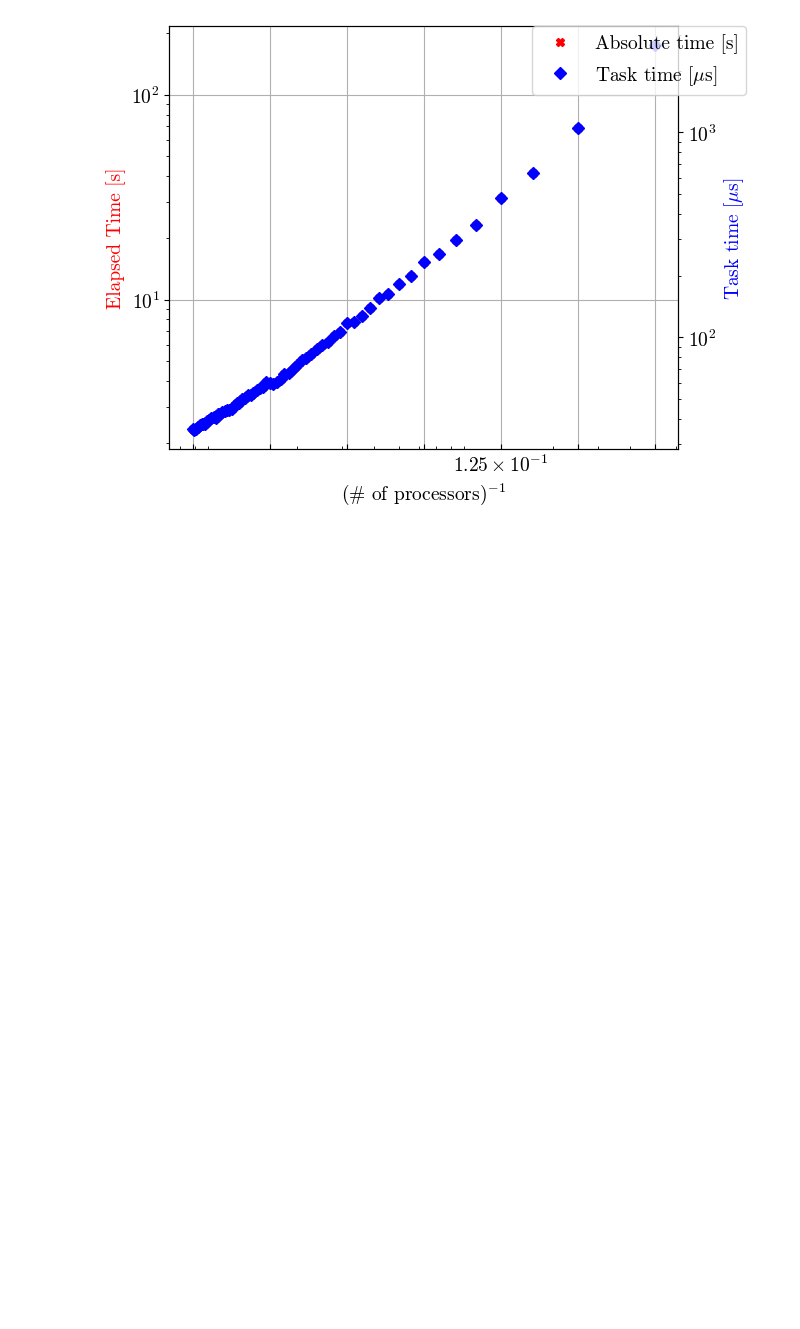
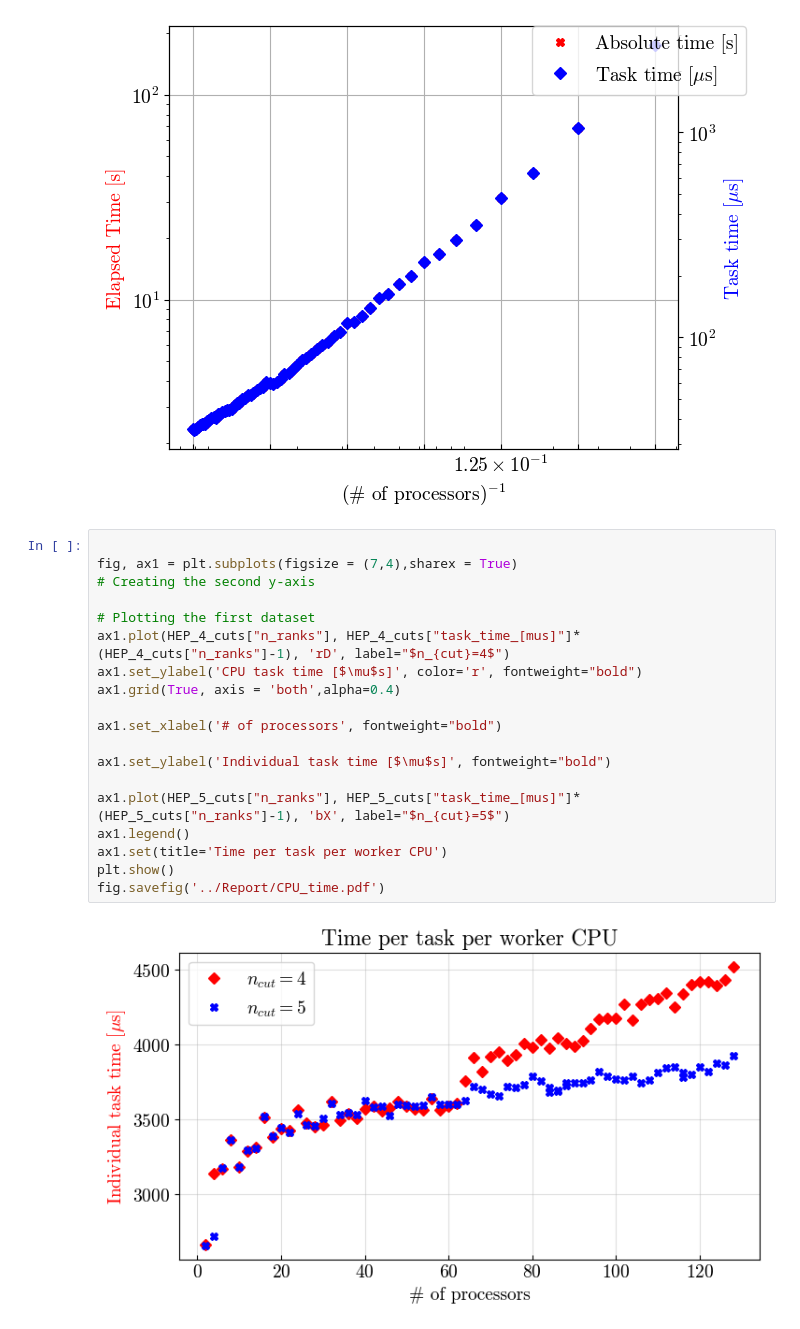
Before and after one commit to AsbjornPreuss/HPPC-2024, a Jupyter notebook: Assignment_3_Task_farming/Code/HEP_graphs.ipynb, the cells around one changed output. Cells and saved outputs as stored; diff of their text form; blank space fills up the shorter version.

Commit message:
Added plot for task time per CPU, and decreased grid opacity in Time_scaling plot

```diff
--- a/Assignment_3_Task_farming/Code/HEP_graphs.ipynb
+++ b/Assignment_3_Task_farming/Code/HEP_graphs.ipynb
@@ -227,3 +227,24 @@ ax1.grid(True)
 plt.show()
 # %% [output]
 [figure]
+# %%
+
+fig, ax1 = plt.subplots(figsize = (7,4),sharex = True)
+# Creating the second y-axis
+
+# Plotting the first dataset
+ax1.plot(HEP_4_cuts["n_ranks"], HEP_4_cuts["task_time_[mus]"]*(HEP_4_cuts["n_ranks"]-1), 'rD', label="$n_{cut}=4$")
+ax1.set_ylabel('CPU task time [$\mu$s]', color='r', fontweight="bold")
+ax1.grid(True, axis = 'both',alpha=0.4)
+
+ax1.set_xlabel('# of processors', fontweight="bold")
+
+ax1.set_ylabel('Individual task time [$\mu$s]', fontweight="bold")
+
+ax1.plot(HEP_5_cuts["n_ranks"], HEP_5_cuts["task_time_[mus]"]*(HEP_5_cuts["n_ranks"]-1), 'bX', label="$n_{cut}=5$")
+ax1.legend()
+ax1.set(title='Time per task per worker CPU')
+plt.show()
+fig.savefig('../Report/CPU_time.pdf')
+# %% [output]
+[figure, added]
```
Also changed, not shown: parts of 1 cell of this notebook, 2 other files.
